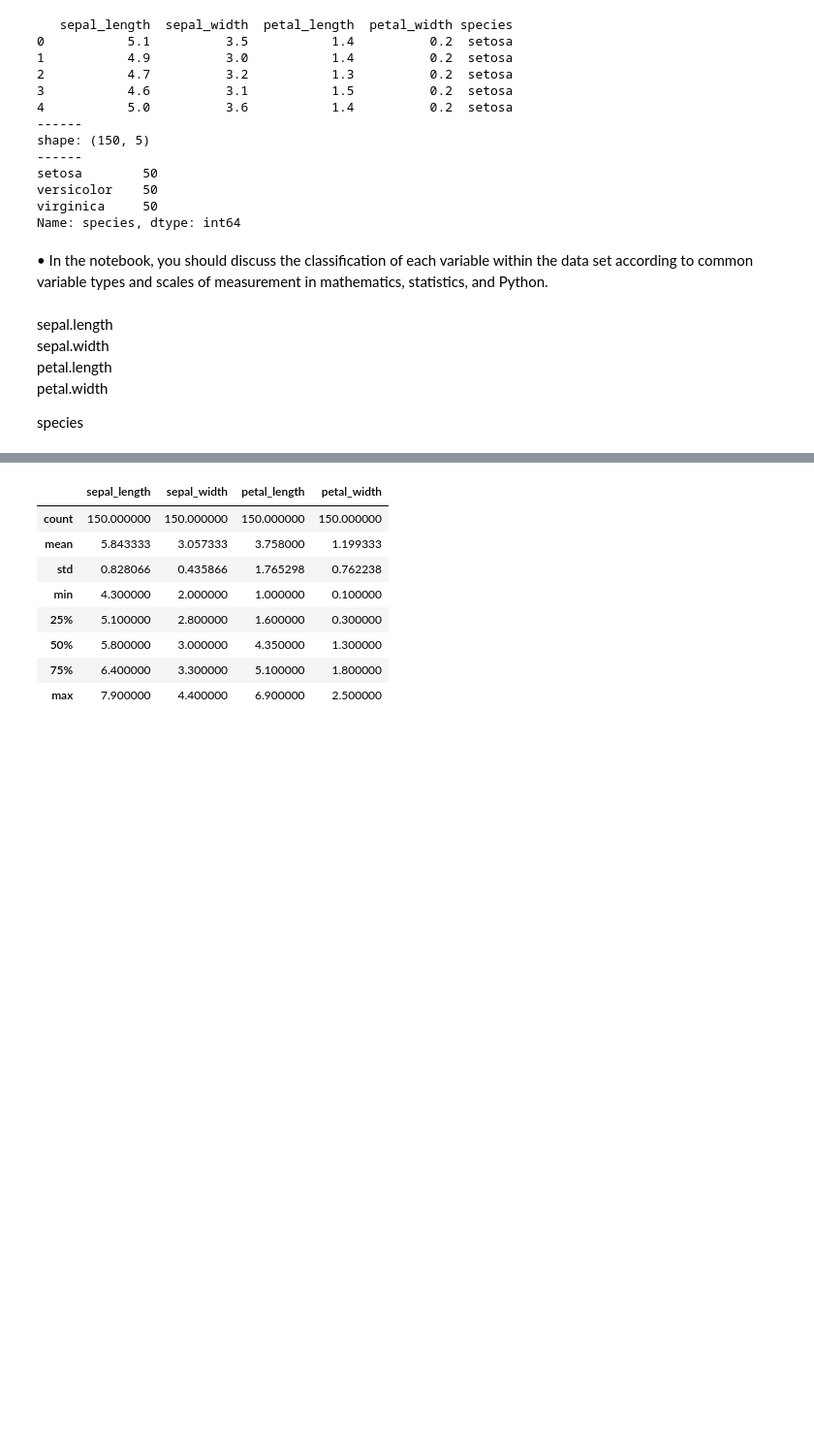
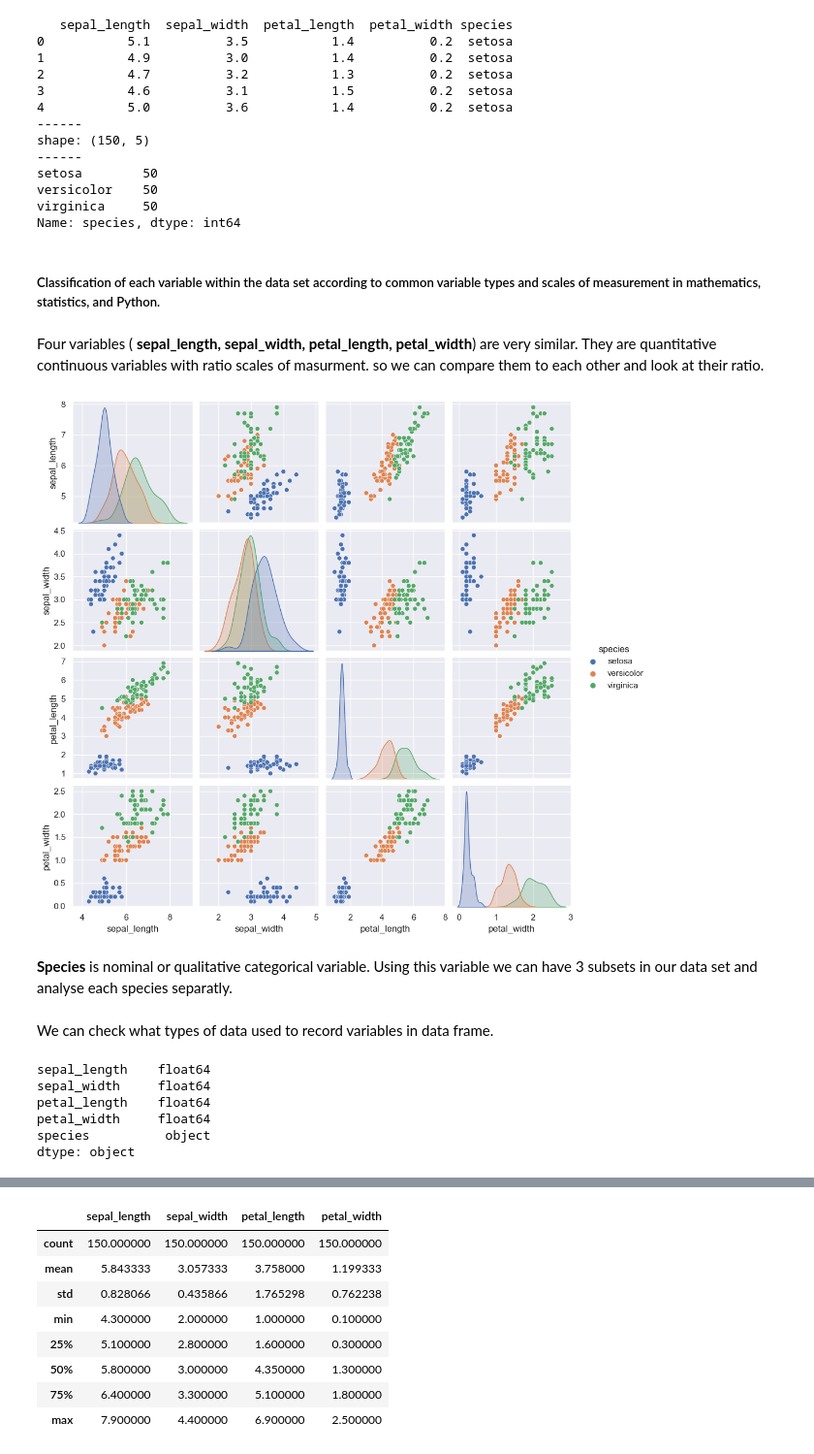
Before and after one commit to OlgaKnut/fundamentals-of-data-analysis-project, a Jupyter notebook: project.ipynb, the cells around one changed output, grey strips where cells are left out. Shown at 97% size. Drawn from its saved outputs; the diff is of its cells as text; code cells hidden in the pictures; blank space fills up the shorter version.

Commit message:
Types of variables

```diff
--- a/project.ipynb
+++ b/project.ipynb
@@ -34,13 +34,23 @@ versicolor    50
 virginica     50
 Name: species, dtype: int64
 # %% [markdown]
-• In the notebook, you should discuss the classification of each
-variable within the data set according to common variable types
-and scales of measurement in mathematics, statistics, and Python.
+##### Classification of each variable within the data set according to common variable types and scales of measurement in mathematics, statistics, and Python.
-# %% [markdown]
-sepal.length
-sepal.width
-petal.length
-petal.width
-
-species
+# %% [markdown]
+Four variables ( **sepal_length, sepal_width, petal_length, petal_width**) are very similar. They are quantitative continuous variables with ratio scales of masurment. so we can compare them to each other and look at their ratio.
+# %%
+pairplot = sns.pairplot(iris_df,hue="species")
+# %% [output]
+[figure, added]
+# %% [markdown]
+**Species** is nominal or qualitative categorical variable. Using this variable we can have 3 subsets in our data set and analyse each species separatly.
+# %% [markdown]
+We can check what types of data used to record variables in data frame.
+# %%
+iris_df.dtypes
+# %% [output]
+sepal_length    float64
+sepal_width     float64
+petal_length    float64
+petal_width     float64
+species          object
+dtype: object
```
Also changed, not shown: parts of 15 cells of this notebook.
